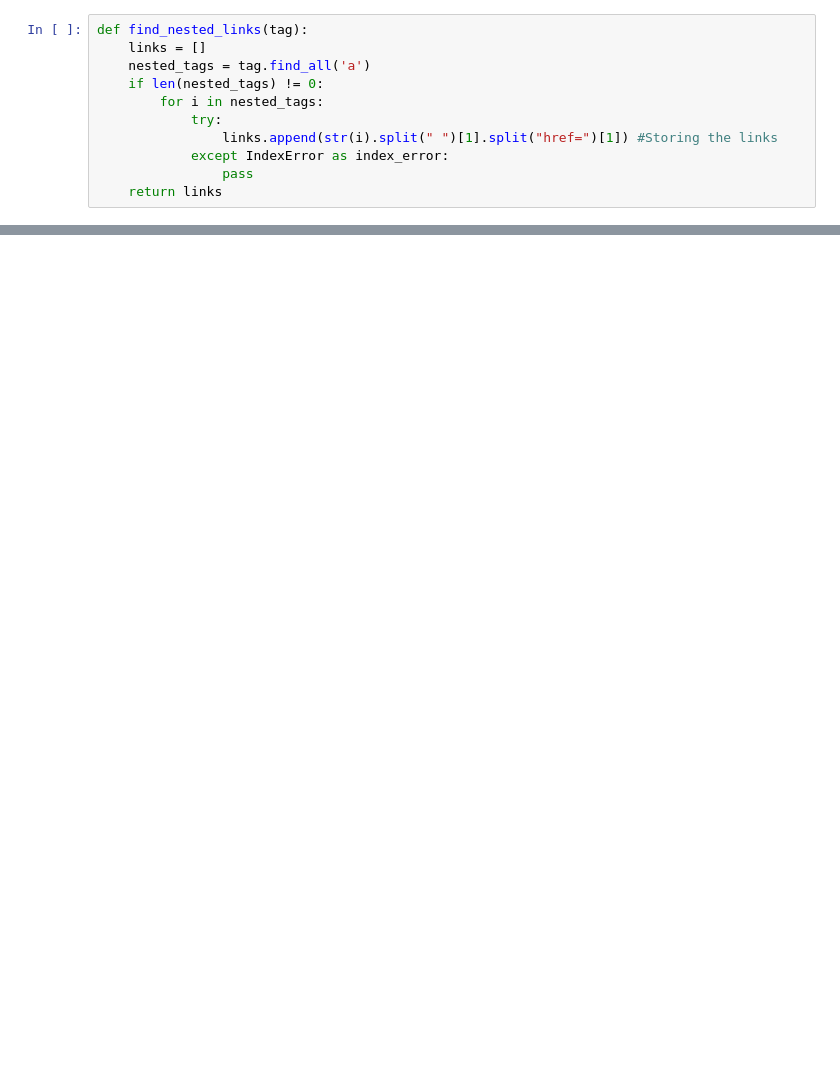
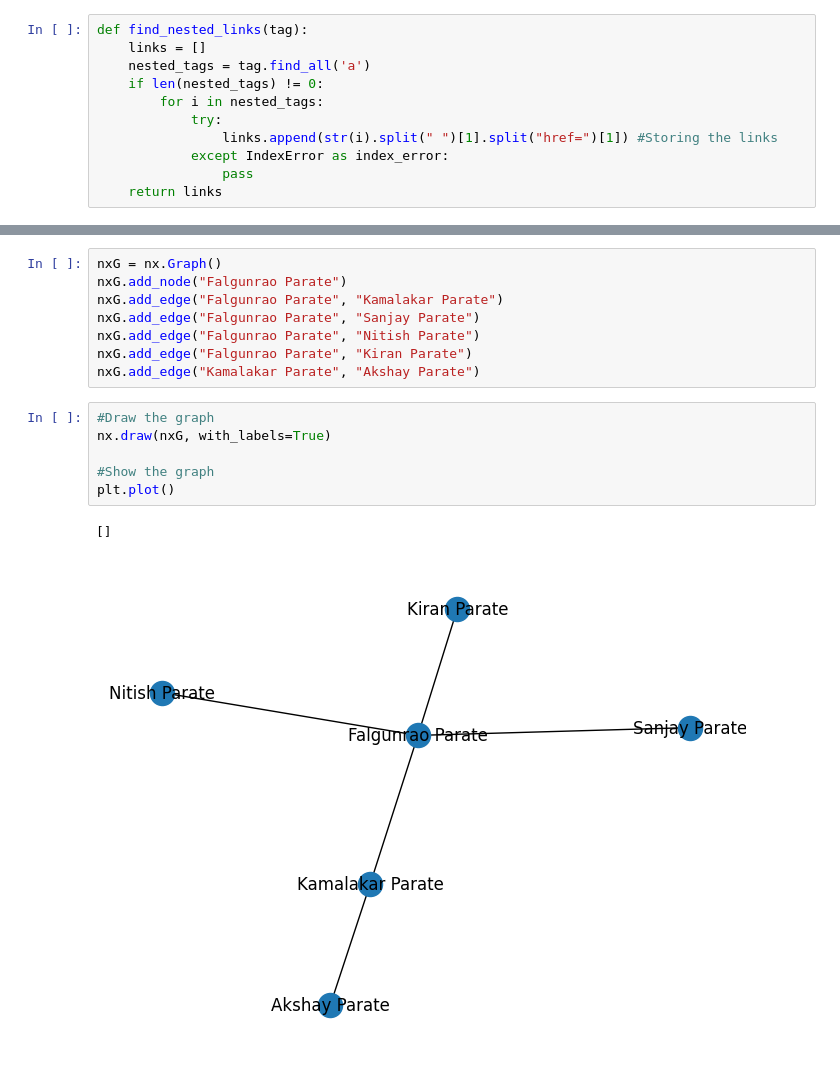
Before and after one commit to akshayparate123/SKY-Personal-AI, a Jupyter notebook: Training/ipynb/RAG.ipynb, the cells around one changed output, grey strips where cells are left out. Saved outputs shown, nothing was run; the diff lists cells and outputs as text; blank space fills up the shorter version.

```diff
--- a/Training/ipynb/RAG.ipynb
+++ b/Training/ipynb/RAG.ipynb
@@ -734,0 +702,17 @@ plt.plot()
+# %%
+nxG = nx.Graph()
+nxG.add_node("Falgunrao Parate")
+nxG.add_edge("Falgunrao Parate", "Kamalakar Parate")
+nxG.add_edge("Falgunrao Parate", "Sanjay Parate")
+nxG.add_edge("Falgunrao Parate", "Nitish Parate")
+nxG.add_edge("Falgunrao Parate", "Kiran Parate")
+nxG.add_edge("Kamalakar Parate", "Akshay Parate")
+# %%
+#Draw the graph
+nx.draw(nxG, with_labels=True)
+
+#Show the graph
+plt.plot()
+# %% [output]
+[]
+[figure, added]
```
Also changed, not shown: parts of 13 cells of this notebook.
